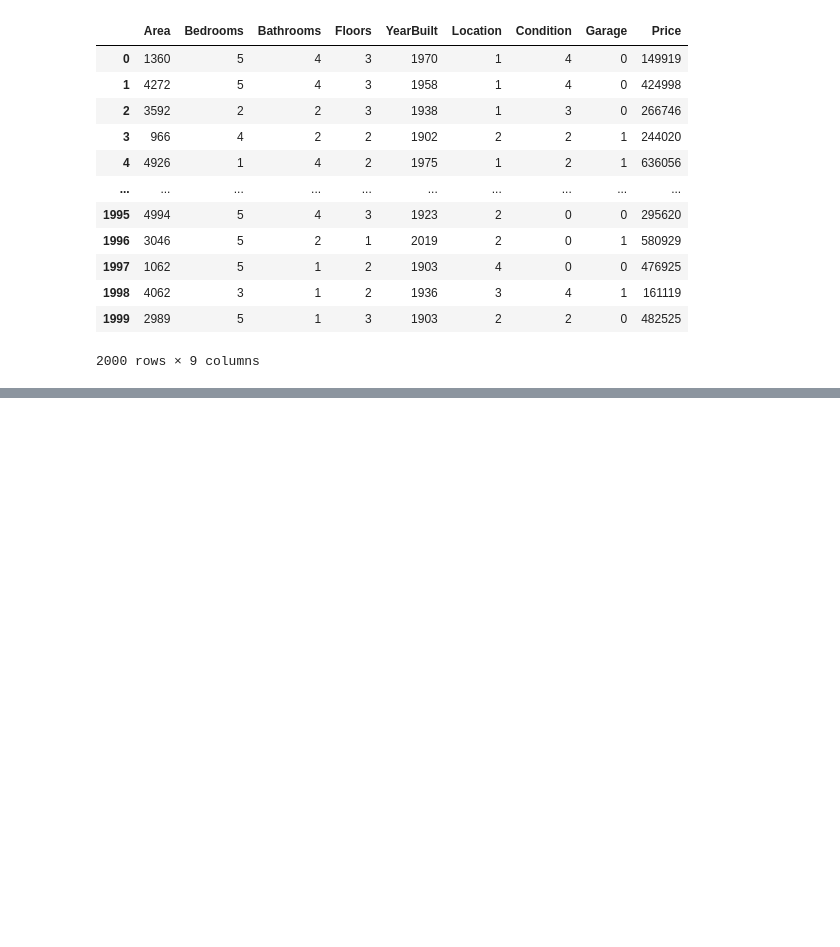
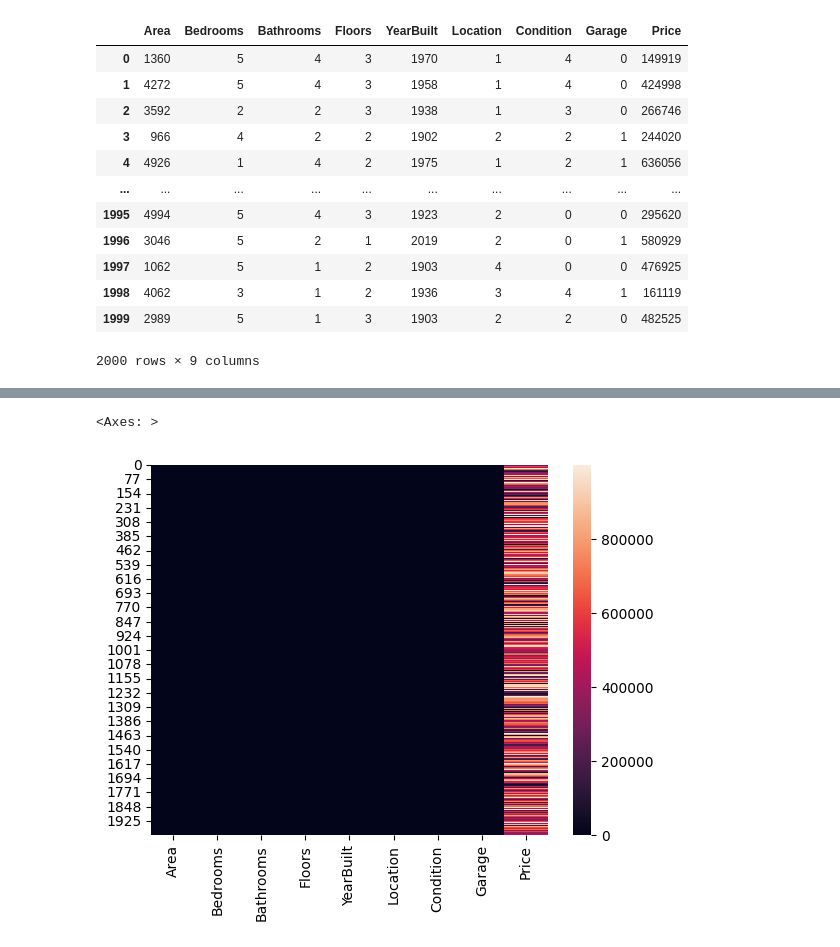
Before and after one commit to RamesusIV/CA2_model_deployment-, a Jupyter notebook: house_price.ipynb, the cells around one changed output, grey strips where cells are left out. Cells and saved outputs as stored; diff of their text form; code cells hidden in the pictures; blank space fills up the shorter version.

```diff
--- a/house_price.ipynb
+++ b/house_price.ipynb
@@ -90,0 +118,5 @@ df
+# %%
+sns.heatmap(df)
+# %% [output]
+<Axes: >
+[figure, added]
```
Also changed, not shown: parts of 3 cells of this notebook.
